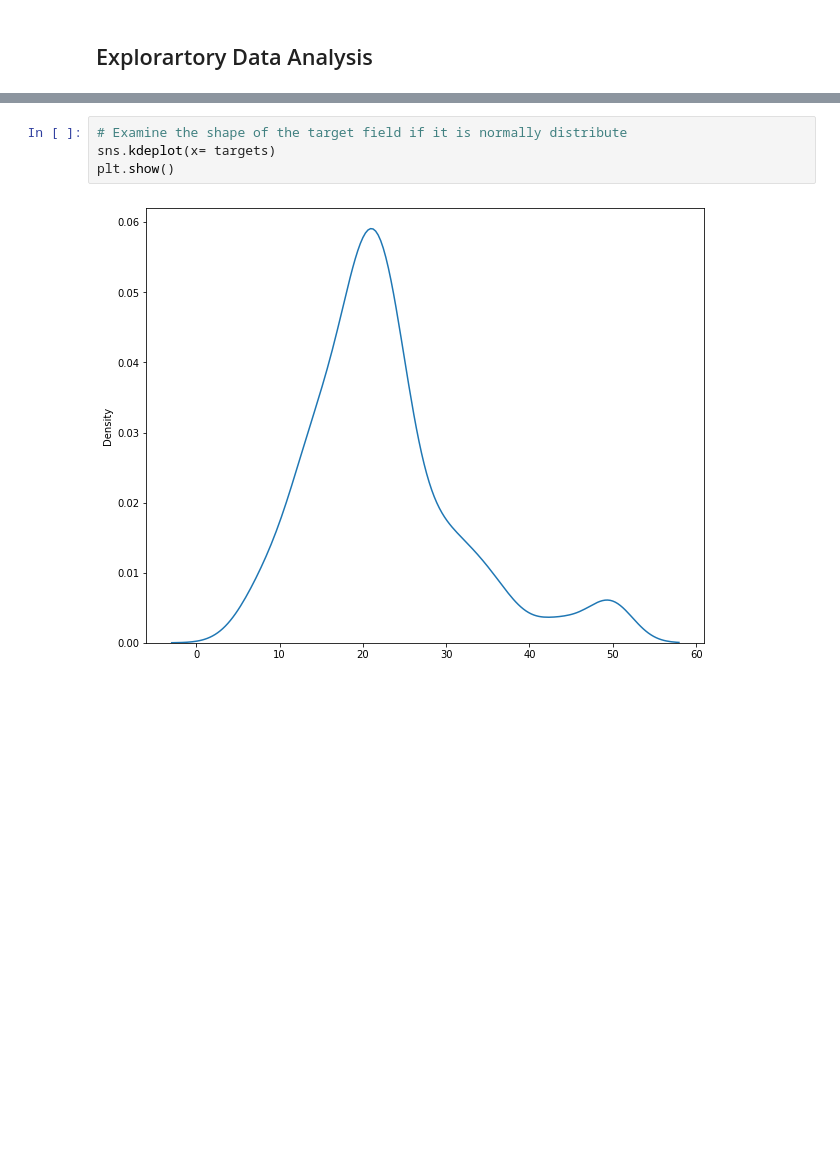
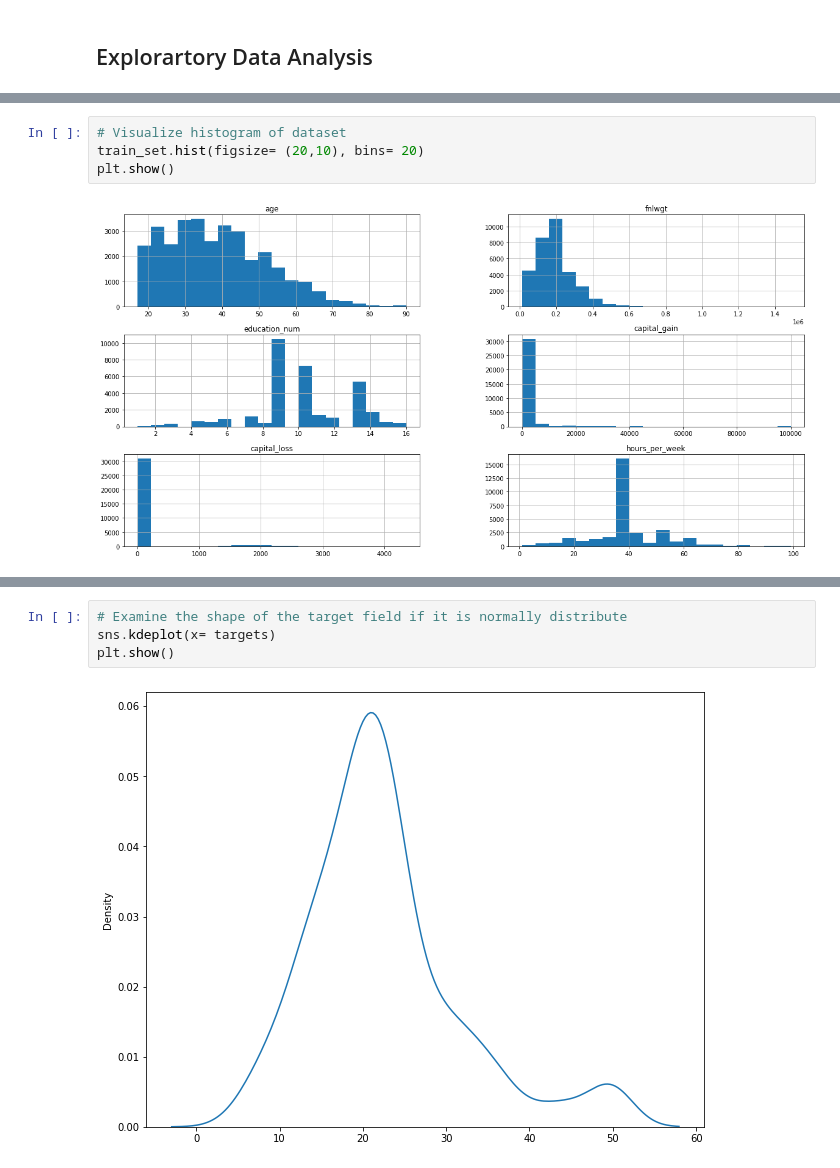
Before and after one commit to obeabi/Assignments, a Jupyter notebook: Main_XGBoost.ipynb, the cells around one changed output, grey strips where cells are left out. Cells and saved outputs as stored; diff of their text form; blank space fills up the shorter version.

```diff
--- a/Main_XGBoost.ipynb
+++ b/Main_XGBoost.ipynb
@@ -165,0 +358,6 @@ targets.shape
+# %%
+# Visualize histogram of dataset
+train_set.hist(figsize= (20,10), bins= 20)
+plt.show()
+# %% [output]
+[figure, added]
```
Also changed, not shown: parts of 29 cells of this notebook.
